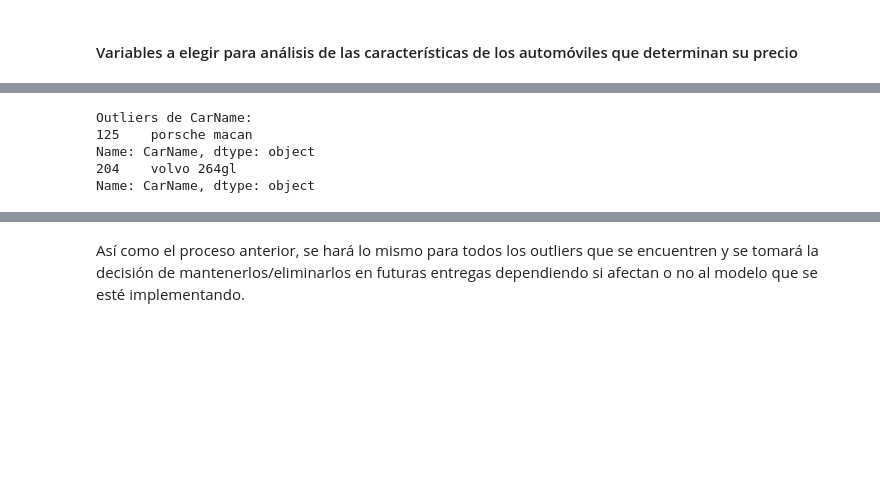
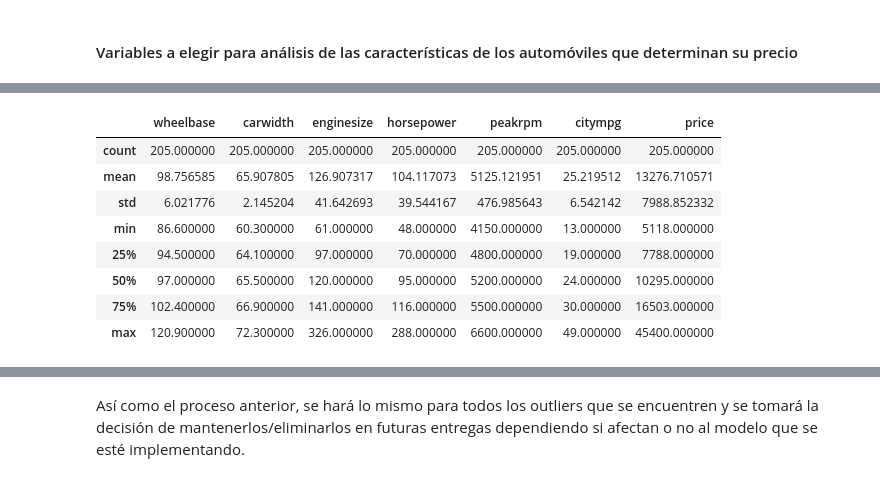
Before and after one commit to fedemedina72/PortafolioTC3006C, a Jupyter notebook: Modulo1/LimpiezaDatos.ipynb, the cells around one changed output, grey strips where cells are left out. Drawn from its saved outputs; the diff is of its cells as text; code cells hidden in the pictures; blank space fills up the shorter version.

```diff
--- a/Modulo1/LimpiezaDatos.ipynb
+++ b/Modulo1/LimpiezaDatos.ipynb
@@ -446,10 +438,12 @@ Utilizando la función anterior, nos regresa que hay dos carros que tienen preci
-# %%
-print('Outliers de cylindernumber: ')
-print(df['CarName'].iloc[[125]])
-print(df['CarName'].iloc[[204]])
-# %% [output]
-Outliers de CarName:
-125    porsche macan
-Name: CarName, dtype: object
-204    volvo 264gl
-Name: CarName, dtype: object
+# %%
+datos.describe()
+# %% [output]
+|  | wheelbase | carwidth | enginesize | horsepower | peakrpm | citympg | price |
+| count | 205.000000 | 205.000000 | 205.000000 | 205.000000 | 205.000000 | 205.000000 | 205.000000 |
+| mean | 98.756585 | 65.907805 | 126.907317 | 104.117073 | 5125.121951 | 25.219512 | 13276.710571 |
+| std | 6.021776 | 2.145204 | 41.642693 | 39.544167 | 476.985643 | 6.542142 | 7988.852332 |
+| min | 86.600000 | 60.300000 | 61.000000 | 48.000000 | 4150.000000 | 13.000000 | 5118.000000 |
+| 25% | 94.500000 | 64.100000 | 97.000000 | 70.000000 | 4800.000000 | 19.000000 | 7788.000000 |
+| 50% | 97.000000 | 65.500000 | 120.000000 | 95.000000 | 5200.000000 | 24.000000 | 10295.000000 |
+| 75% | 102.400000 | 66.900000 | 141.000000 | 116.000000 | 5500.000000 | 30.000000 | 16503.000000 |
+| max | 120.900000 | 72.300000 | 326.000000 | 288.000000 | 6600.000000 | 49.000000 | 45400.000000 |
```
Also changed, not shown: parts of 12 cells of this notebook.
